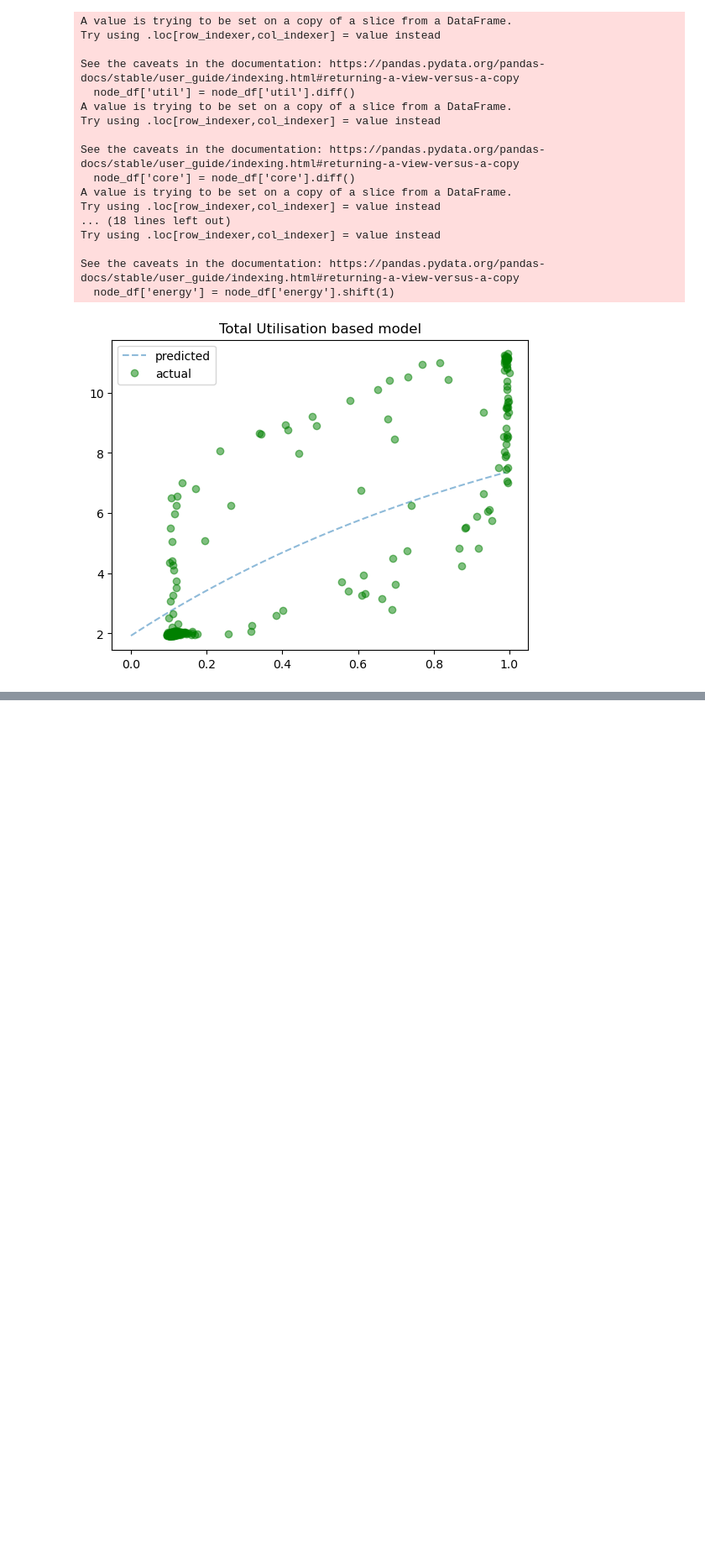
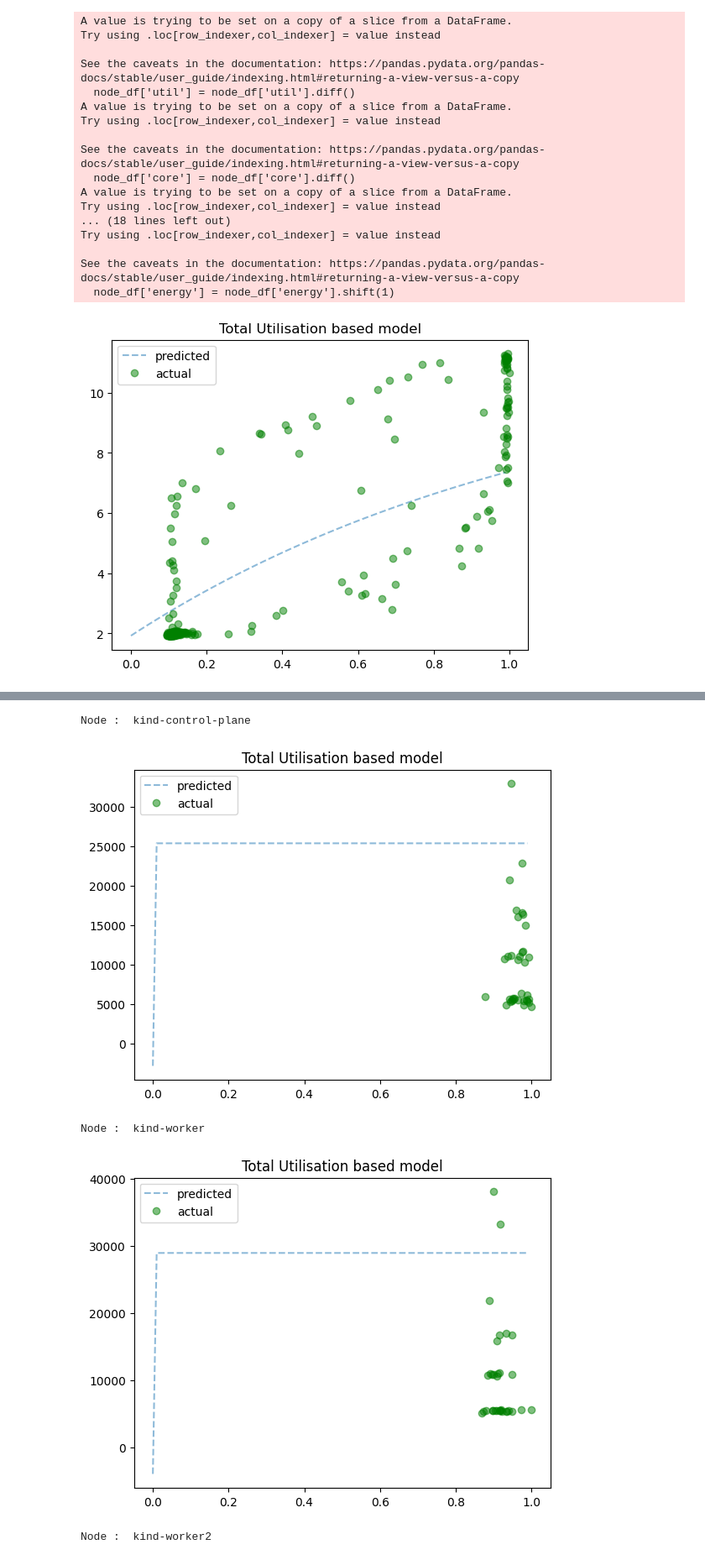
Before and after one commit to sustainable-computing-io/peaks, a Jupyter notebook: power_model/data_preprocessing.ipynb, the cells around one changed output, grey strips where cells are left out. Shown: that part at 84% size. Drawn from its saved outputs; the diff is of its cells as text; code cells hidden in the pictures; blank space fills up the shorter version.

```diff
--- a/power_model/data_preprocessing.ipynb
+++ b/power_model/data_preprocessing.ipynb
@@ -228,3 +228,5 @@ Try using .loc[row_indexer,col_indexer] = value instead
 See the caveats in the documentation: https://pandas.pydata.org/pandas-docs/stable/user_guide/indexing.html#returning-a-view-versus-a-copy
   node_df['energy'] = node_df['energy'].shift(1)
 [figure]
+# %%
+data_folder = "/tmp/pvc/data/"
@@ -230,0 +273,33 @@ See the caveats in the documentation: https://pandas.pydata.org/pandas-docs/stab
+# %%
+node_power_models = {}
+for node in cpu_util_agg['instance'].unique():
+    print("Node : ", node)
+    cpu = cpu_util_agg[cpu_util_agg['instance']==node]
+    power = node_power_metrics[node_power_metrics['instance']==node]
+    data = pd.merge_asof(cpu, power, on = 'timestamp')
+    data.rename(columns={'value':'util'}, inplace=True)
+    data.sort_values('timestamp', inplace=True)
+    m = model.UtilisationPowerModel()
+
+    node_df = data
+    node_df['util'] = node_df['util'].diff()
+    node_df['energy'] = node_df['power'].diff()
+    node_df.fillna(0, inplace=True)
+
+#     node_df = node_df.iloc[500: , :]
+
+    node_df = node_df[(node_df[['util']] != 0).all(axis=1)]
+    node_df = node_df[(node_df[['energy']] != 0).all(axis=1)]
+    max_util = max(node_df['util'])
+    node_df['util'] = node_df['util']/max_util
+
+    node_df['power'] = node_df['energy']/3
+    #TODO divide by 3
+    node_df.fillna({'power': node_df['power'].mean()}, inplace=True)
+    node_power_models[node] = m.get_model(node_df[['util', 'power']])
+# %% [output]
+Node :  kind-control-plane
+[figure, added]
+Node :  kind-worker
+[figure, added]
+Node :  kind-worker2
```
Also changed, not shown: parts of 4 cells of this notebook, 18 other files.
